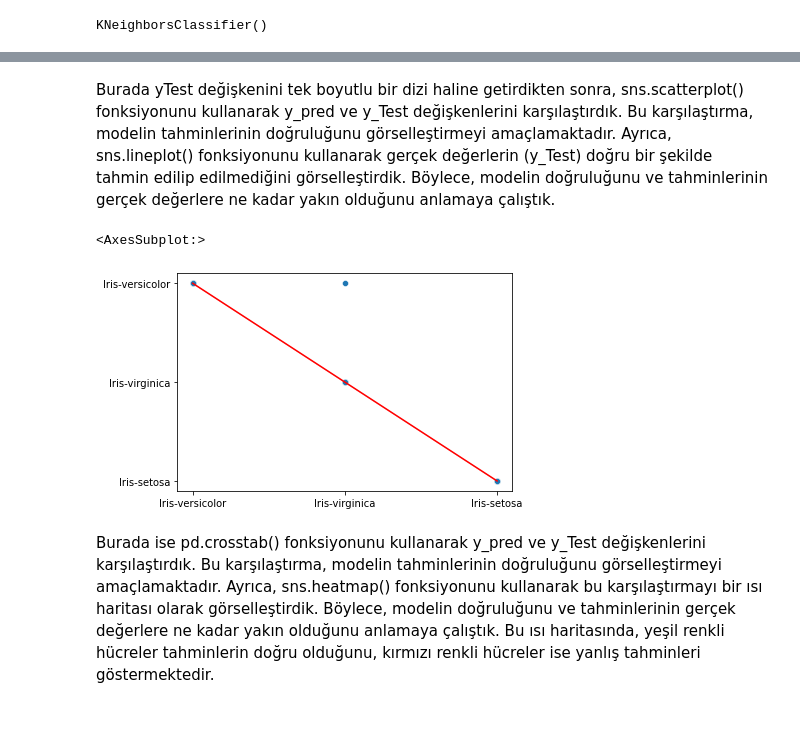
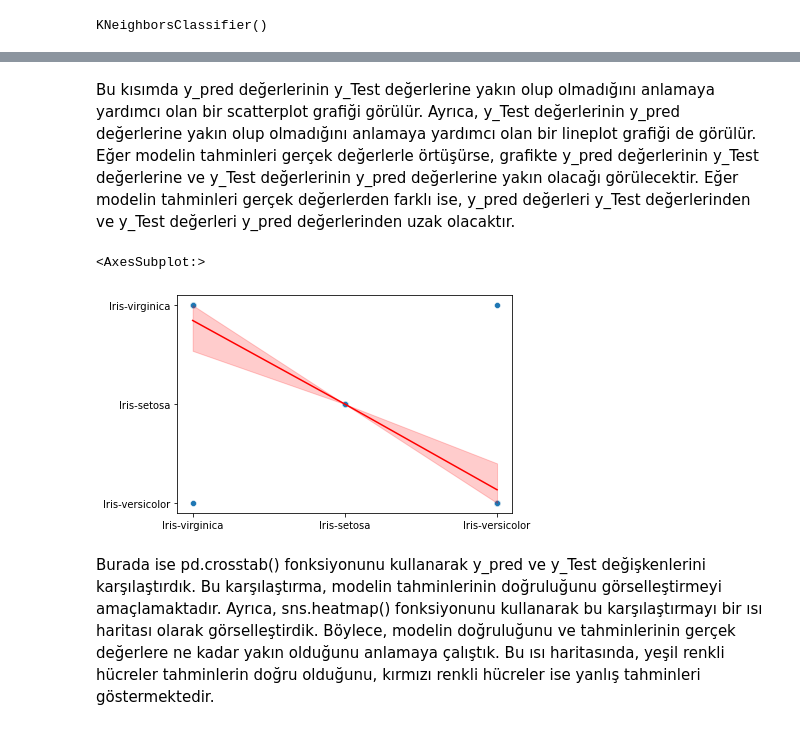
Before and after one commit to UmutErayAltay/-dev, a Jupyter notebook: Seaborn_KNN.ipynb, the cells around one changed output, grey strips where cells are left out. Saved outputs shown, nothing was run; the diff lists cells and outputs as text; code cells hidden in the pictures.

```diff
--- a/Seaborn_KNN.ipynb
+++ b/Seaborn_KNN.ipynb
@@ -35,12 +54,12 @@ Doğruluk % 97.77777777777777
 # %% [markdown]
-Burada yTest değişkenini tek boyutlu bir dizi haline getirdikten sonra, sns.scatterplot() fonksiyonunu kullanarak y_pred ve y_Test değişkenlerini karşılaştırdık. Bu karşılaştırma, modelin tahminlerinin doğruluğunu görselleştirmeyi amaçlamaktadır. Ayrıca, sns.lineplot() fonksiyonunu kullanarak gerçek değerlerin (y_Test) doğru bir şekilde tahmin edilip edilmediğini görselleştirdik. Böylece, modelin doğruluğunu ve tahminlerinin gerçek değerlere ne kadar yakın olduğunu anlamaya çalıştık.
+Bu kısımda y_pred değerlerinin y_Test değerlerine yakın olup olmadığını anlamaya yardımcı olan bir scatterplot grafiği görülür. Ayrıca, y_Test değerlerinin y_pred değerlerine yakın olup olmadığını anlamaya yardımcı olan bir lineplot grafiği de görülür. Eğer modelin tahminleri gerçek değerlerle örtüşürse, grafikte y_pred değerlerinin y_Test değerlerine ve y_Test değerlerinin y_pred değerlerine yakın olacağı görülecektir. Eğer modelin tahminleri gerçek değerlerden farklı ise, y_pred değerleri y_Test değerlerinden ve y_Test değerleri y_pred değerlerinden uzak olacaktır.
 # %%
 y_Test = np.ravel(yTest)
 sns.scatterplot(y_pred, y_Test)
-sns.lineplot(y_Test, y_Test, color="red")
+sns.lineplot(y_Test, y_pred, color="red")
 # %% [output]
 <AxesSubplot:>
-[figure, old version]
+[figure, new version]
 # %% [markdown]
 Burada ise pd.crosstab() fonksiyonunu kullanarak y_pred ve y_Test değişkenlerini karşılaştırdık. Bu karşılaştırma, modelin tahminlerinin doğruluğunu görselleştirmeyi amaçlamaktadır. Ayrıca, sns.heatmap() fonksiyonunu kullanarak bu karşılaştırmayı bir ısı haritası olarak görselleştirdik. Böylece, modelin doğruluğunu ve tahminlerinin gerçek değerlere ne kadar yakın olduğunu anlamaya çalıştık. Bu ısı haritasında, yeşil renkli hücreler tahminlerin doğru olduğunu, kırmızı renkli hücreler ise yanlış tahminleri göstermektedir.
 # %%
```
Also changed, not shown: parts of 6 cells of this notebook.
